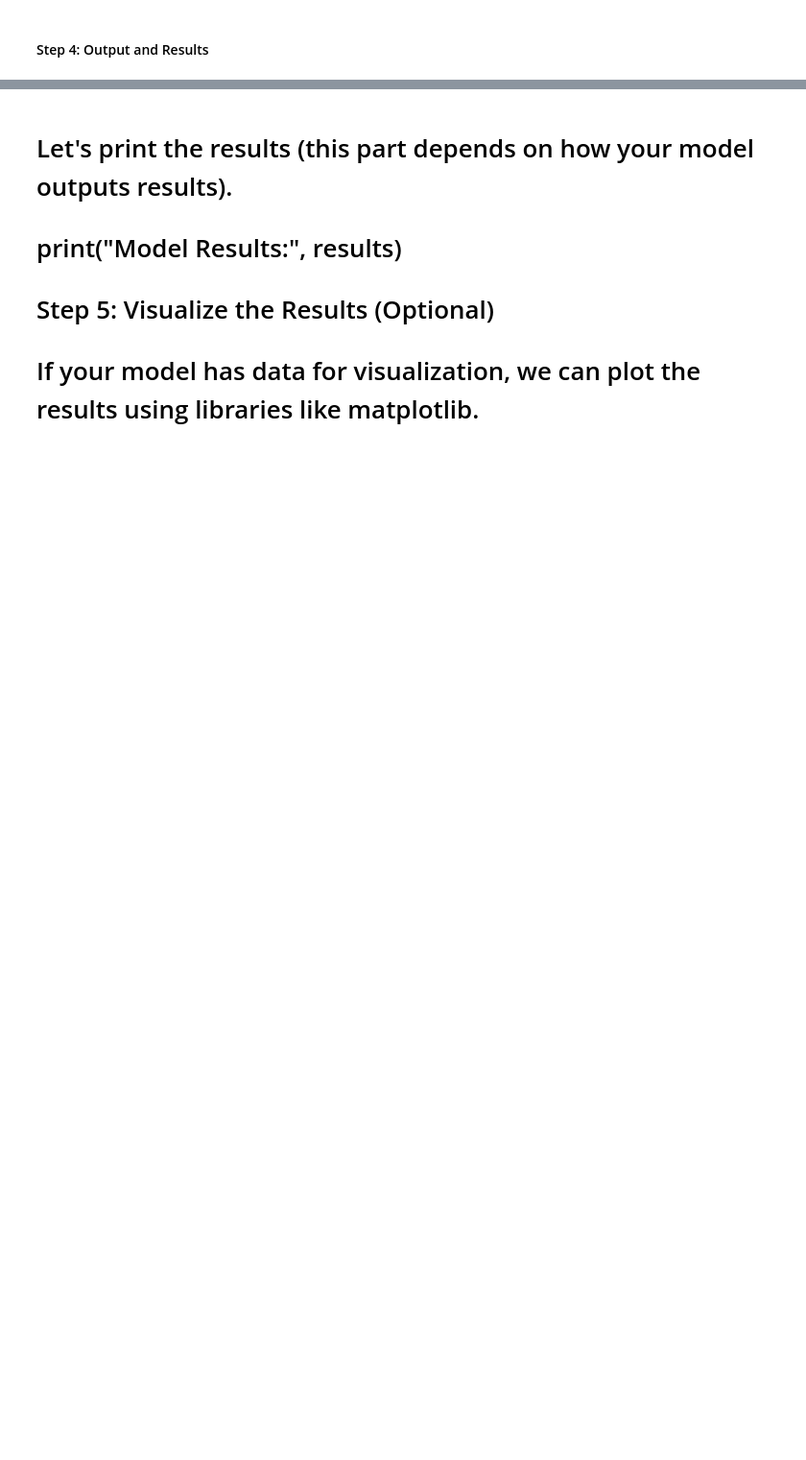
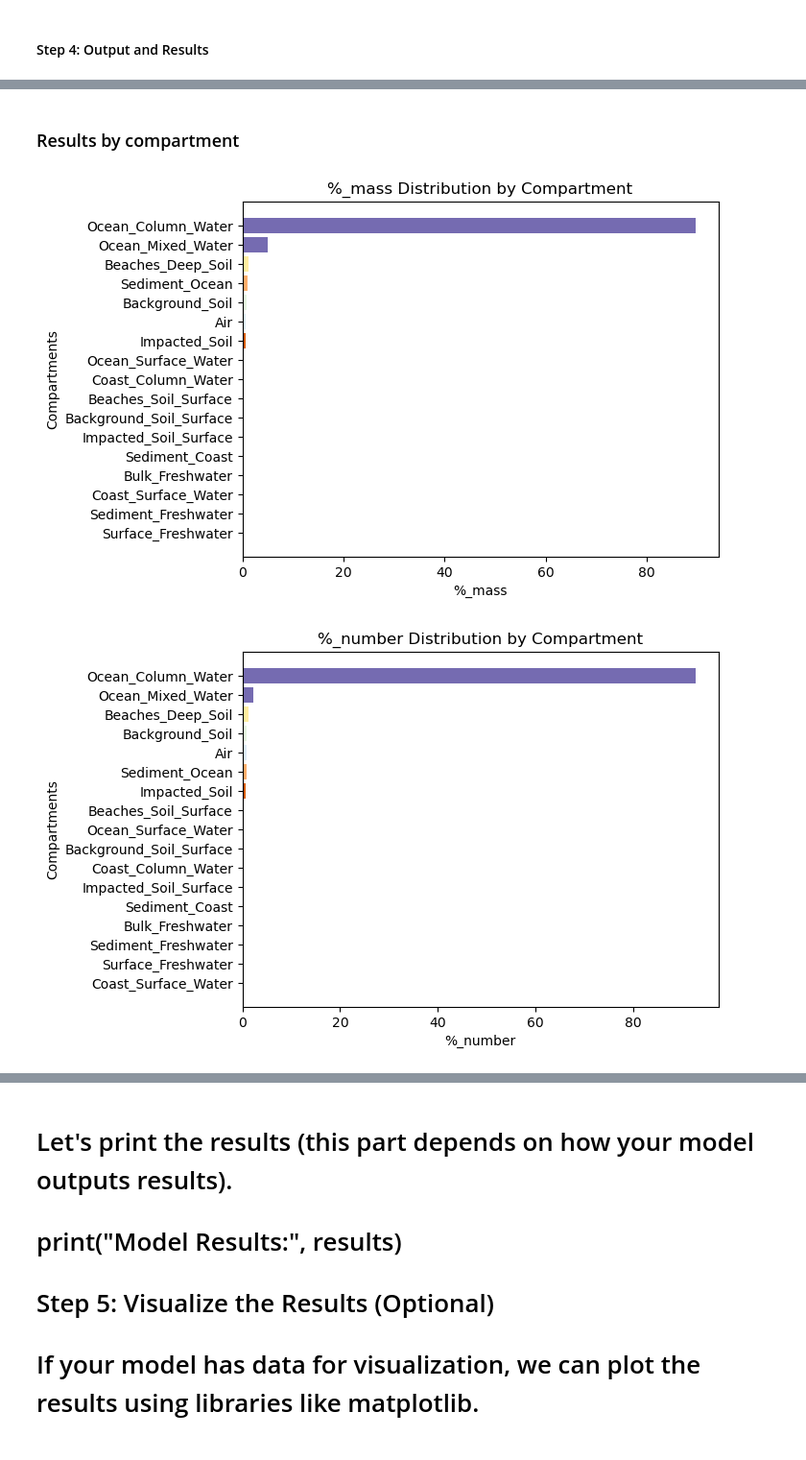
Before and after one commit to xy2gh/UTOPIA_package, a Jupyter notebook: src/utopia/model_tutorial.ipynb, the cells around one changed output, grey strips where cells are left out. Shown at 96% size. Saved outputs shown, nothing was run; the diff lists cells and outputs as text; code cells hidden in the pictures; blank space fills up the shorter version.

```diff
--- a/src/utopia/model_tutorial.ipynb
+++ b/src/utopia/model_tutorial.ipynb
@@ -78,0 +120,10 @@ processor.generate_flows_dict()
+# %% [markdown]
+### Results by compartment
+# %%
+processor.extract_results_by_compartment()
+for fraction in ["%_mass", "%_number"]:
+    processor.plot_compartment_distribution(fraction)
+processor.results_by_comp
+# %% [output]
+[figure, added]
+[figure, added]
```
Also changed, not shown: parts of 10 cells of this notebook, 9 other files.
